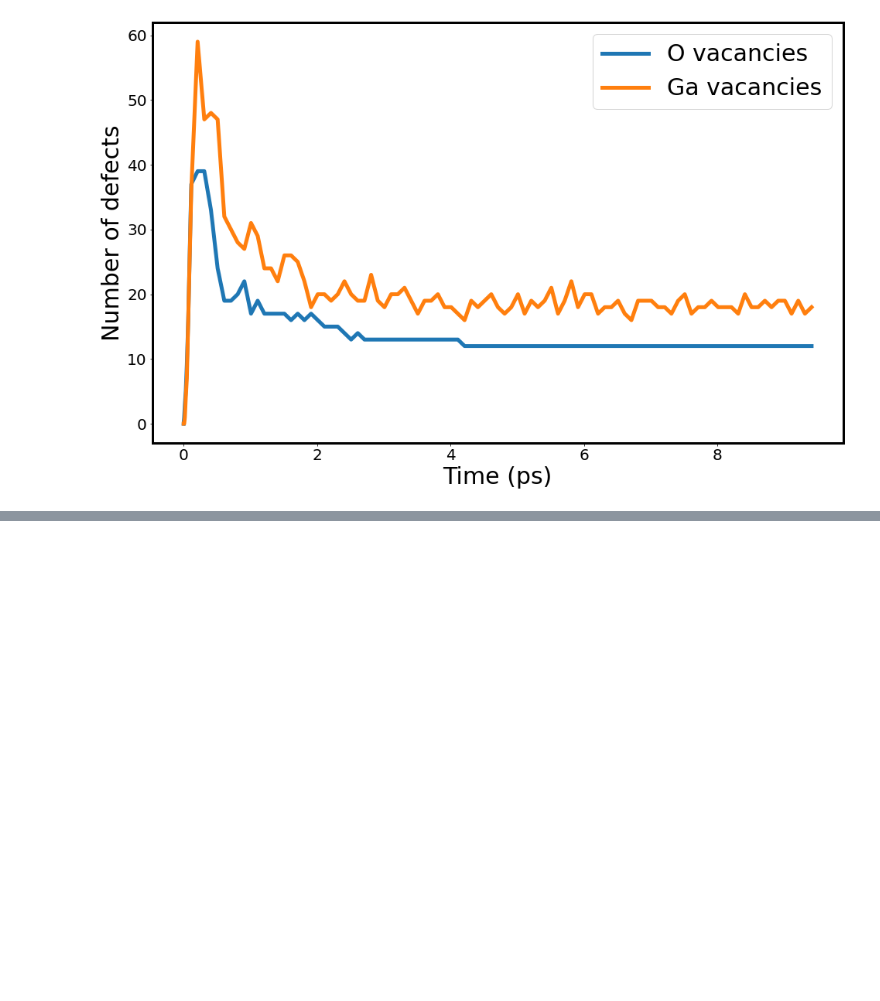
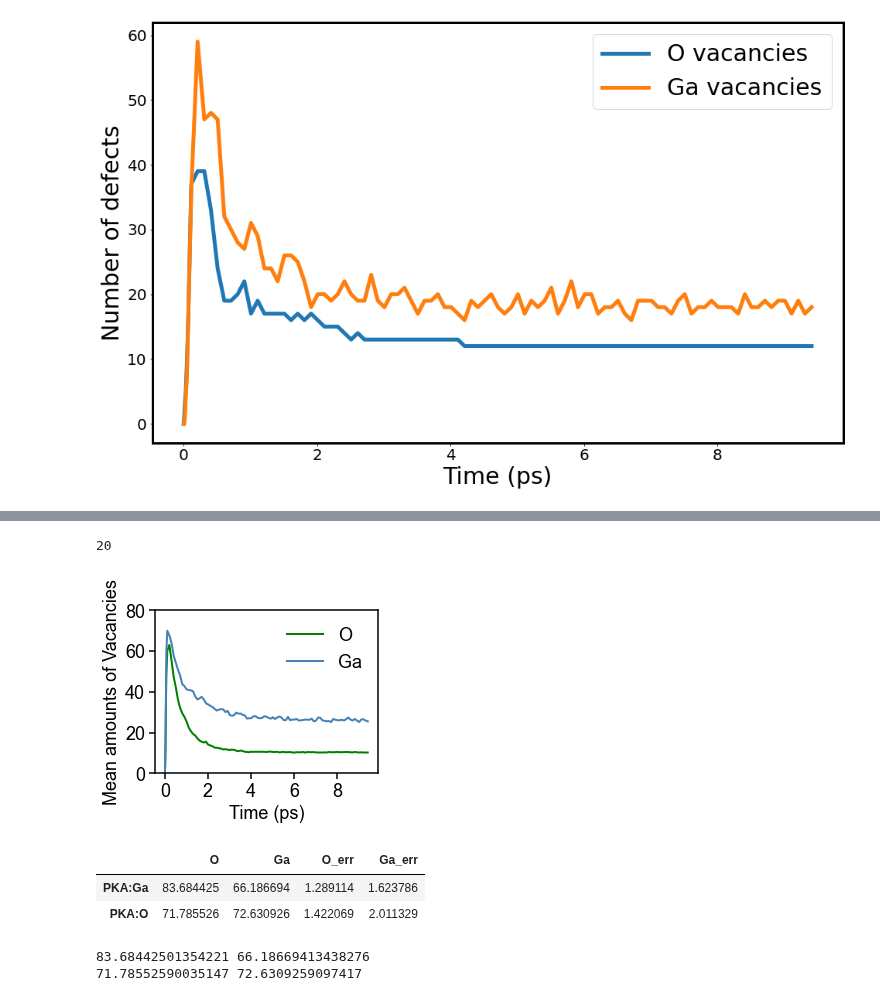
Before and after one commit to HE-RU10/ga2o3, a Jupyter notebook: t_ws_dump.ipynb, the cells around one changed output, grey strips where cells are left out. Saved outputs shown, nothing was run; the diff lists cells and outputs as text; code cells hidden in the pictures; blank space fills up the shorter version.

```diff
--- a/t_ws_dump.ipynb
+++ b/t_ws_dump.ipynb
@@ -231,0 +290,75 @@ plt.yticks(fontsize=20)
+# %%
+folder_path = '/home/ad/home/h/heruhe/ga2o3/cascade/1500ev/dump/Ga'  # Replace with the actual path to your folder
+file_list = []
+os.chdir(folder_path)
+
+# Check if the folder exists
+if os.path.exists(folder_path) and os.path.isdir(folder_path):
+    # Get all files in the folder
+    file_list = [f for f in os.listdir(folder_path) if os.path.isfile(os.path.join(folder_path, f))]
+else:
+    print(f"The folder path '{folder_path}' does not exist or is not a directory.")
+print(len(file_list))
+o_v=np.zeros((len(file_list),100))
+ga_v=np.zeros((len(file_list),100))
+ga_r_o=np.zeros(len(file_list))
+ga_r_ga=np.zeros(len(file_list))
+for i in range(len(file_list)):
+    fn=file_list[i]
+    ws=pd.read_csv(fn, sep=' ')
+    o_v[i,:]=ws.iloc[:,1][:100]
+    o_m=np.max(o_v[i,:])
+    o_balance=o_v[i,-1]
+    ga_r_o[i]=(1-o_balance/o_m)*100
+    ga_v[i,:]=ws.iloc[:,2][:100]
+    ga_m=np.max(ga_v[i,:])
+    ga_balance=ga_v[i,-1]
+    ga_r_ga[i]=(1-ga_balance/ga_m)*100
+o_v_mean=np.mean(o_v, axis=0)
+
+
+ga_v_mean=np.mean(ga_v, axis=0)
+
+plt.plot(log['t'][:100],o_v_mean,linewidth=2,color='green',label='O')
+plt.plot(log['t'][:100],ga_v_mean,linewidth=2,color='steelblue',label='Ga')
+# Set figure size
+plt.rcParams["figure.figsize"] = (4, 3)
+
+# Set font family
+plt.rcParams["font.family"] = "arial"
+
+
+# Remove legend frame
+plt.legend(fontsize=18, frameon=False)
+plt.tick_params(axis='x', width=1.5,length=6,labelsize=18)
+plt.tick_params(axis='y', width=1.5,length=6,labelsize=18)
+# Show the plot
+#plt.show()
+
+plt.xlabel('Time (ps)',fontsize=18)
+plt.ylabel('Mean amounts of Vacancies',fontsize=18)
+plt.rcParams["axes.linewidth"] = 1.5
+plt.ylim((0,80))
+plt.xticks([0,2,4,6,8])
+plt.savefig('/home/heruhe/Desktop/pkagadump', format='svg')
+# %% [output]
+20
+[figure, added]
+# %%
+df = pd.DataFrame({
+    'O': [np.mean(ga_r_o),np.mean(o_r_o)],
+    'Ga': [np.mean(ga_r_ga),np.mean(o_r_ga)],
+    'O_err': [np.std(ga_r_o)/np.sqrt(len(file_list )),np.std(o_r_o)/np.sqrt(len(file_list ))],  # Example values for O error bars
+    'Ga_err': [np.std(ga_r_ga)/np.sqrt(len(file_list )),np.std(o_r_ga)/np.sqrt(len(file_list ))],  # Example values for Ga error bars
+}, index=['PKA:Ga','PKA:O'])
+df
+# %% [output]
+|  | O | Ga | O_err | Ga_err |
+| PKA:Ga | 83.684425 | 66.186694 | 1.289114 | 1.623786 |
+| PKA:O | 71.785526 | 72.630926 | 1.422069 | 2.011329 |
+# %%
+print(np.mean(ga_r_o),np.mean(ga_r_ga))
+print(np.mean(o_r_o),np.mean(o_r_ga))
+# %% [output]
+83.68442501354221 66.18669413438276
+71.78552590035147 72.6309259097417
```
Also changed, not shown: parts of 2 cells of this notebook, 6 other files.
